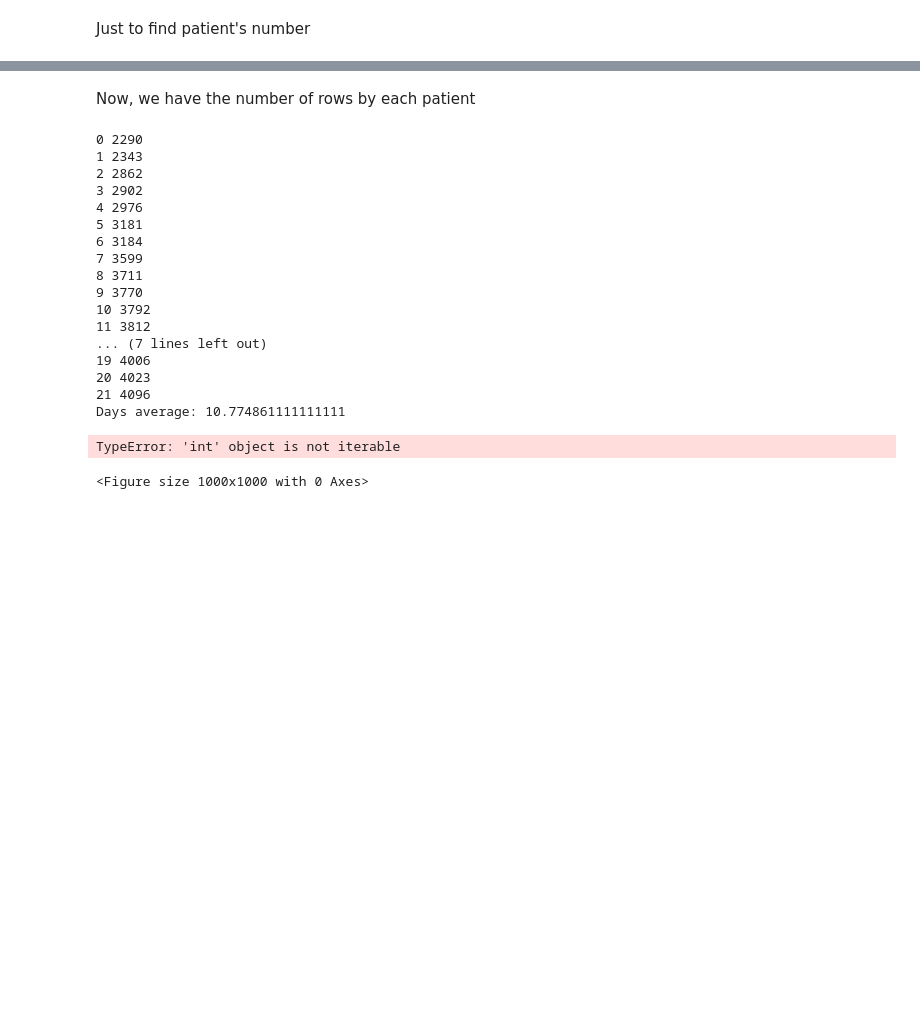
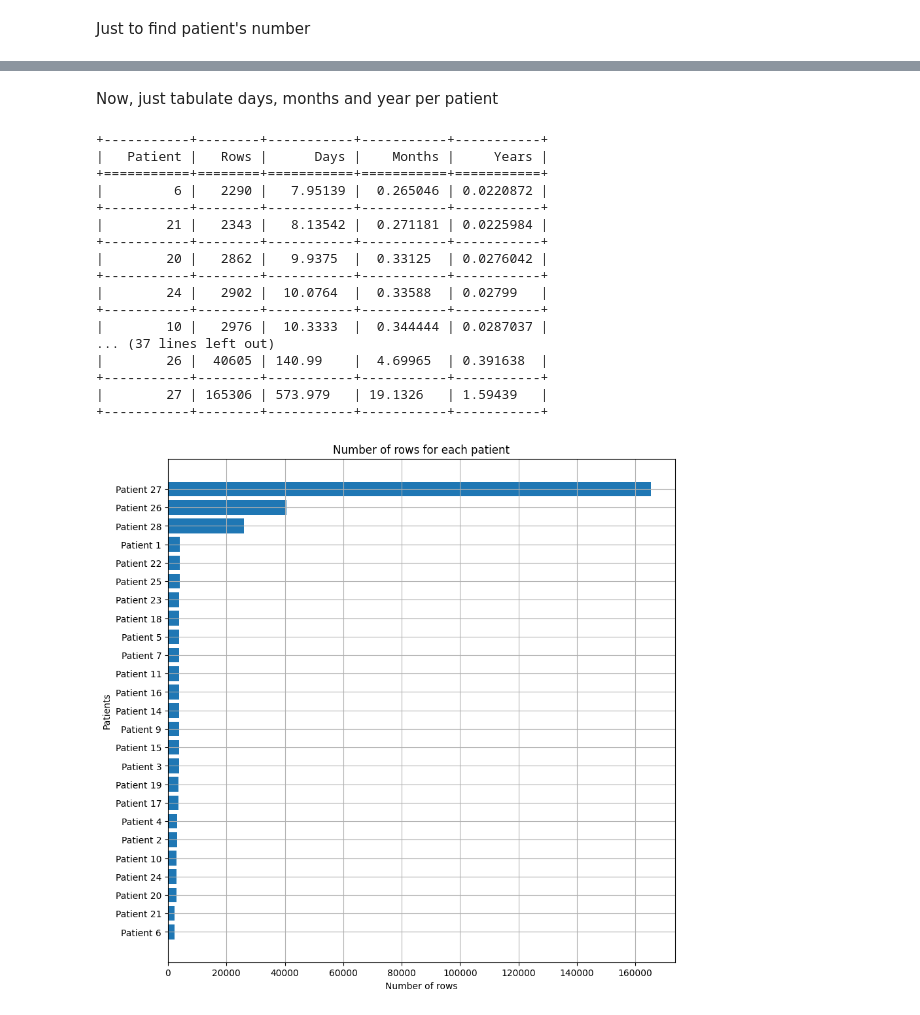
Before and after one commit to Arturo2711/EDA-DT1-PROJECT, a Jupyter notebook: EDA.ipynb, the cells around one changed output, grey strips where cells are left out. Drawn from its saved outputs; the diff is of its cells as text; code cells hidden in the pictures; blank space fills up the shorter version.

```diff
--- a/EDA.ipynb
+++ b/EDA.ipynb
@@ -32,47 +30,38 @@ rows = [(key, value) for key, value in patients.items()]
-# %% [markdown]
-Now, we have the number of rows by each patient
+# %% [markdown]
+Now, just tabulate days, months and year per patient
 # %%
 table = []
-sum_days = 0
-for i, row in enumerate(rows):
-    patient_id = row[0]
-    rowss = row[1]
-    days = row[1] / 288
-    if i!=24 and i!=23 and i!=22:
-        sum_days += days
-        print(i, rowss)
-    months = days // 30
-    years = round(days / 30 / 12, 2)
-    #table.append([patient_id, rowss, round(days, 1), int(months), years])
-
-print(f'Days average: {sum_days/len(rows)}')
-#print(tabulate(table, headers=["Patient", 'Rows', "Days", "Months", "Years"]))
+for key, value in patients.items():
+    days = value / 288
+    months = days / 30
+    years = months / 12
+    table.append([key, value, days, months, years])
+print(tabulate(table, headers=["Patient", "Rows", "Days", "Months", "Years"], tablefmt="grid"))
 # %% [output]
-0 2290
-1 2343
-2 2862
-3 2902
-4 2976
-5 3181
-6 3184
-7 3599
-8 3711
-9 3770
-10 3792
-11 3812
-... (7 lines left out)
-19 4006
-20 4023
-21 4096
-Days average: 10.774861111111111
++-----------+--------+-----------+-----------+-----------+
+|   Patient |   Rows |      Days |    Months |     Years |
++===========+========+===========+===========+===========+
+|         6 |   2290 |   7.95139 |  0.265046 | 0.0220872 |
++-----------+--------+-----------+-----------+-----------+
+|        21 |   2343 |   8.13542 |  0.271181 | 0.0225984 |
++-----------+--------+-----------+-----------+-----------+
+|        20 |   2862 |   9.9375  |  0.33125  | 0.0276042 |
++-----------+--------+-----------+-----------+-----------+
+|        24 |   2902 |  10.0764  |  0.33588  | 0.02799   |
++-----------+--------+-----------+-----------+-----------+
+|        10 |   2976 |  10.3333  |  0.344444 | 0.0287037 |
+... (37 lines left out)
+|        26 |  40605 | 140.99    |  4.69965  | 0.391638  |
++-----------+--------+-----------+-----------+-----------+
+|        27 | 165306 | 573.979   | 19.1326   | 1.59439   |
++-----------+--------+-----------+-----------+-----------+
 # %%
 plt.figure(figsize=(10, 10))
-plt.barh([f'Patient {r[0]}' for r in rows], [r[1] for r in rows])
+plt.barh([f'Patient {key}' for key, value in patients.items()], [value for key, value in patients.items()])
 plt.xlabel('Number of rows')
 plt.ylabel('Patients')
 plt.grid(True)
 plt.title('Number of rows for each patient')
 plt.savefig('Images/Number_rows_by_patient')
 # %% [output]
-TypeError: 'int' object is not iterable
-<Figure size 1000x1000 with 0 Axes>
+[figure, added]
```
Also changed, not shown: parts of 3 cells of this notebook.
